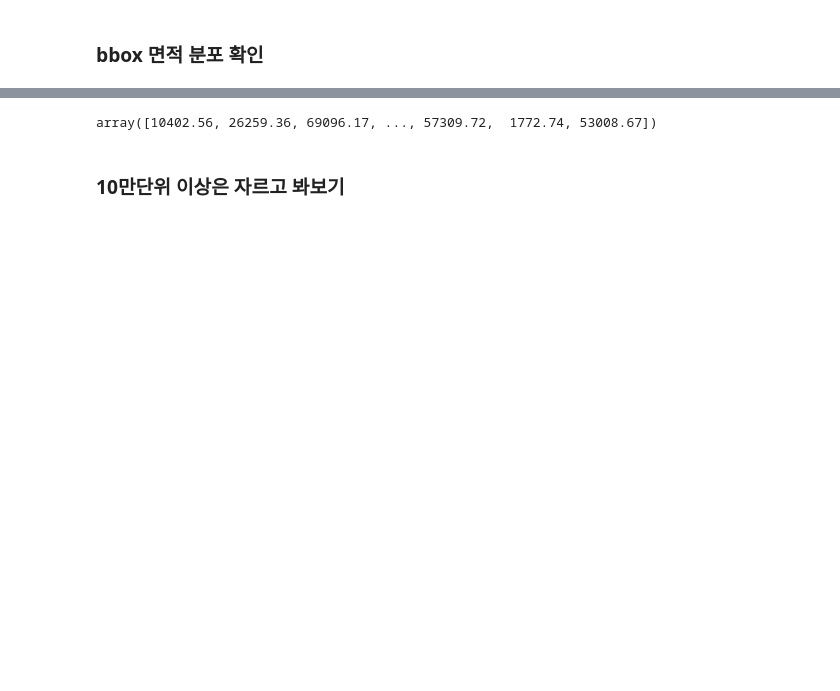
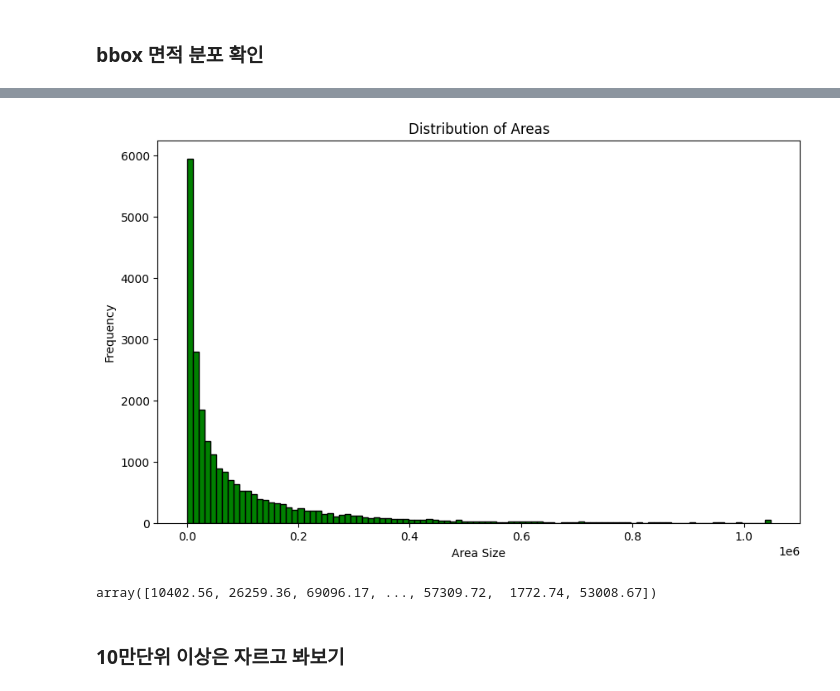
Before and after one commit to kkyungyoon/level2-objectdetection-cv-01, a Jupyter notebook: bbox_eda.ipynb, the cells around one changed output, grey strips where cells are left out. Drawn from its saved outputs; the diff is of its cells as text; code cells hidden in the pictures; blank space fills up the shorter version.

```diff
--- a/bbox_eda.ipynb
+++ b/bbox_eda.ipynb
@@ -69,3 +33,14 @@ plt.show()
+# %%
+import matplotlib.pyplot as plt
+
+plt.figure(figsize=(10, 6))
+plt.hist(areas, bins=100, edgecolor='black', color='green')  # bins로 막대기 수 조절
+plt.title("Distribution of Areas")
+plt.xlabel("Area Size")
+plt.ylabel("Frequency")
+plt.show()
+# %% [output]
+[figure, added]
 # %%
 import numpy as np
 areas_np = np.array(areas)
```
Also changed, not shown: parts of 6 cells of this notebook, 1 other file.
